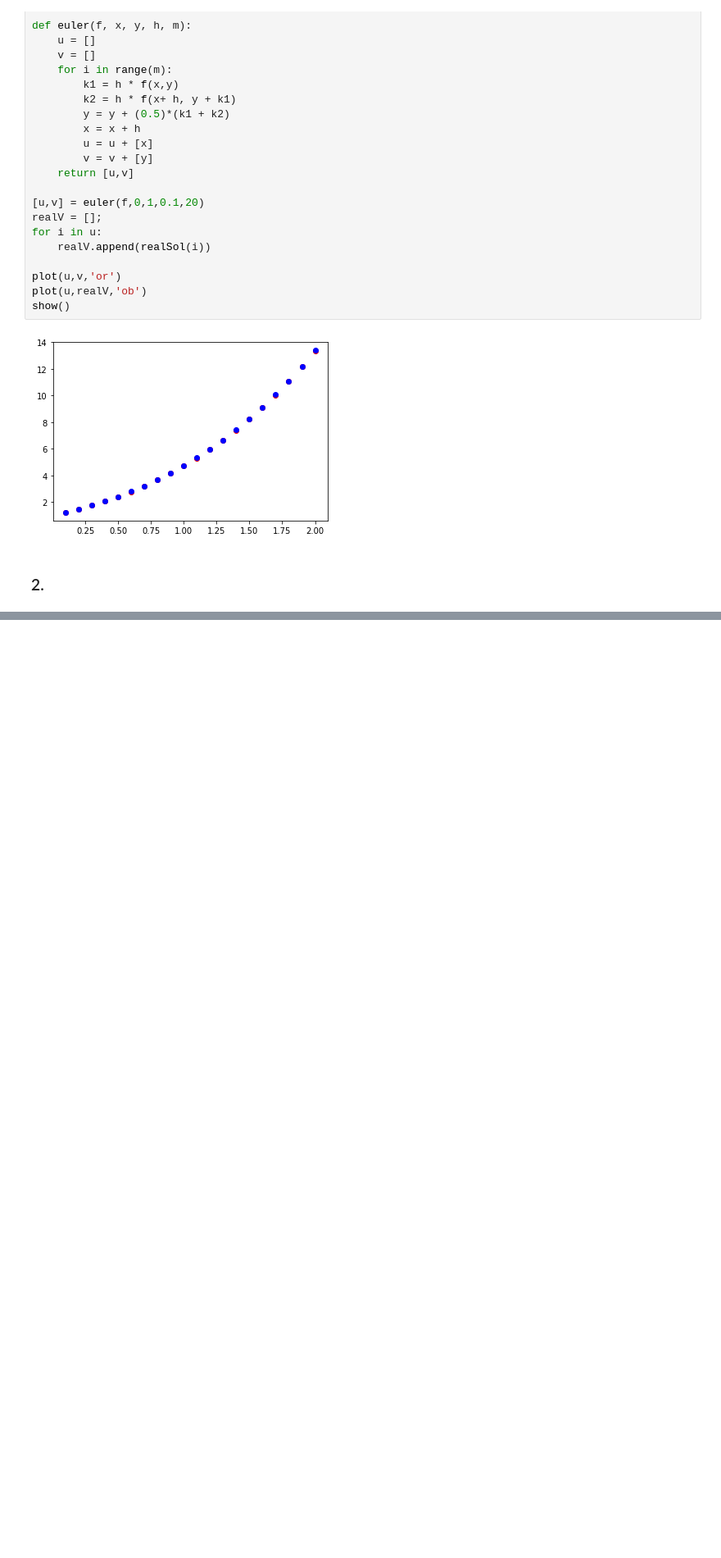
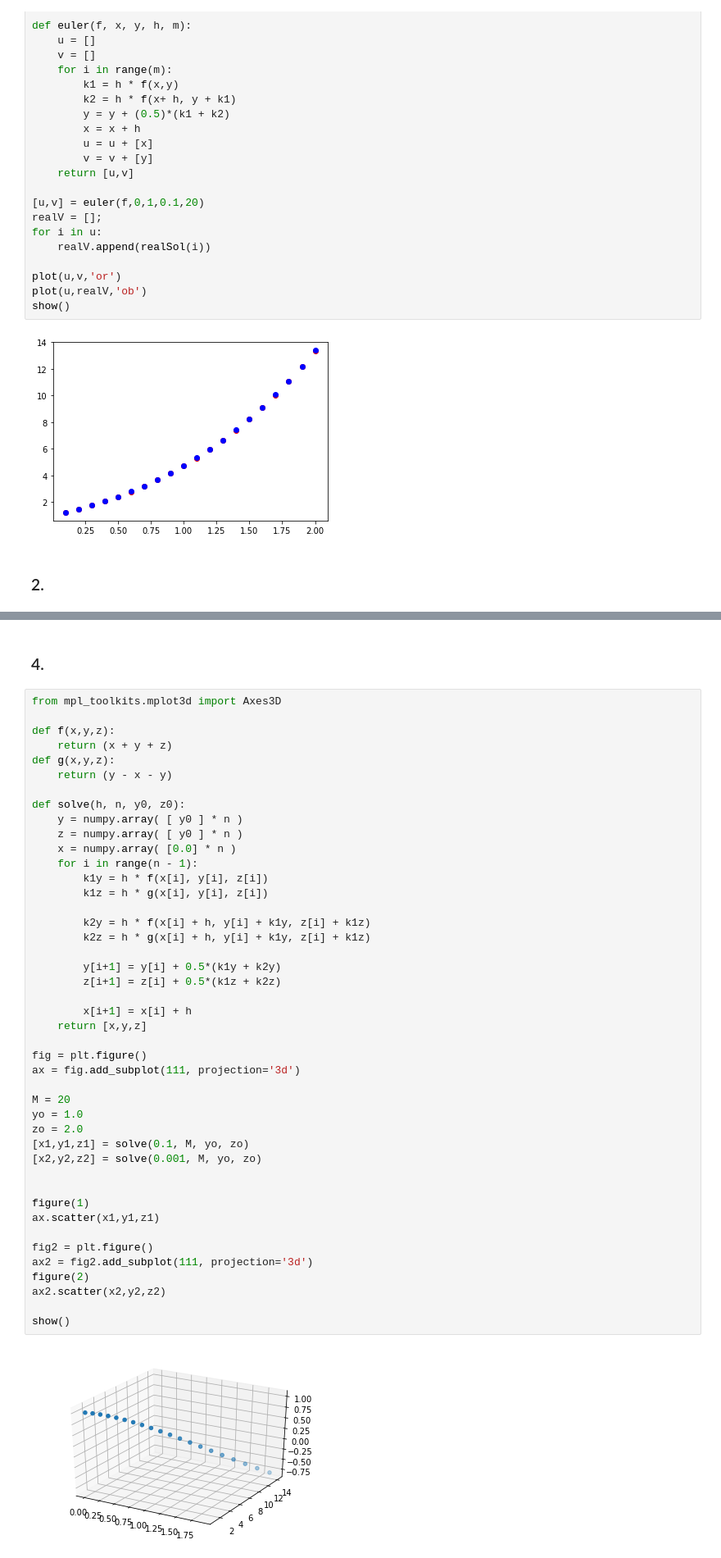
Before and after one commit to juandavid9611/NumericalMethods, a Jupyter notebook: TallerODE.ipynb, the cells around one changed output, grey strips where cells are left out. Shown: that part at 82% size. Drawn from its saved outputs; the diff is of its cells as text; blank space fills up the shorter version.

```diff
--- a/TallerODE.ipynb
+++ b/TallerODE.ipynb
@@ -179,0 +188,48 @@ show()
+# %% [markdown]
+<h3>4.</h3>
+# %%
+from mpl_toolkits.mplot3d import Axes3D
+
+def f(x,y,z):
+    return (x + y + z)
+def g(x,y,z):
+    return (y - x - y)
+
+def solve(h, n, y0, z0):
+    y = numpy.array( [ y0 ] * n )
+    z = numpy.array( [ y0 ] * n )
+    x = numpy.array( [0.0] * n )
+    for i in range(n - 1):
+        k1y = h * f(x[i], y[i], z[i])
+        k1z = h * g(x[i], y[i], z[i])
+
+        k2y = h * f(x[i] + h, y[i] + k1y, z[i] + k1z)
+        k2z = h * g(x[i] + h, y[i] + k1y, z[i] + k1z)
+
+        y[i+1] = y[i] + 0.5*(k1y + k2y)
+        z[i+1] = z[i] + 0.5*(k1z + k2z)
+
+        x[i+1] = x[i] + h
+    return [x,y,z]
+
+fig = plt.figure()
+ax = fig.add_subplot(111, projection='3d')
+
+M = 20
+yo = 1.0
+zo = 2.0
+[x1,y1,z1] = solve(0.1, M, yo, zo)
+[x2,y2,z2] = solve(0.001, M, yo, zo)
+
+
+figure(1)
+ax.scatter(x1,y1,z1)
+
+fig2 = plt.figure()
+ax2 = fig2.add_subplot(111, projection='3d')
+figure(2)
+ax2.scatter(x2,y2,z2)
+
+show()
+# %% [output]
+[figure, added]
```
Also changed, not shown: parts of 5 cells of this notebook, 1 other file.
